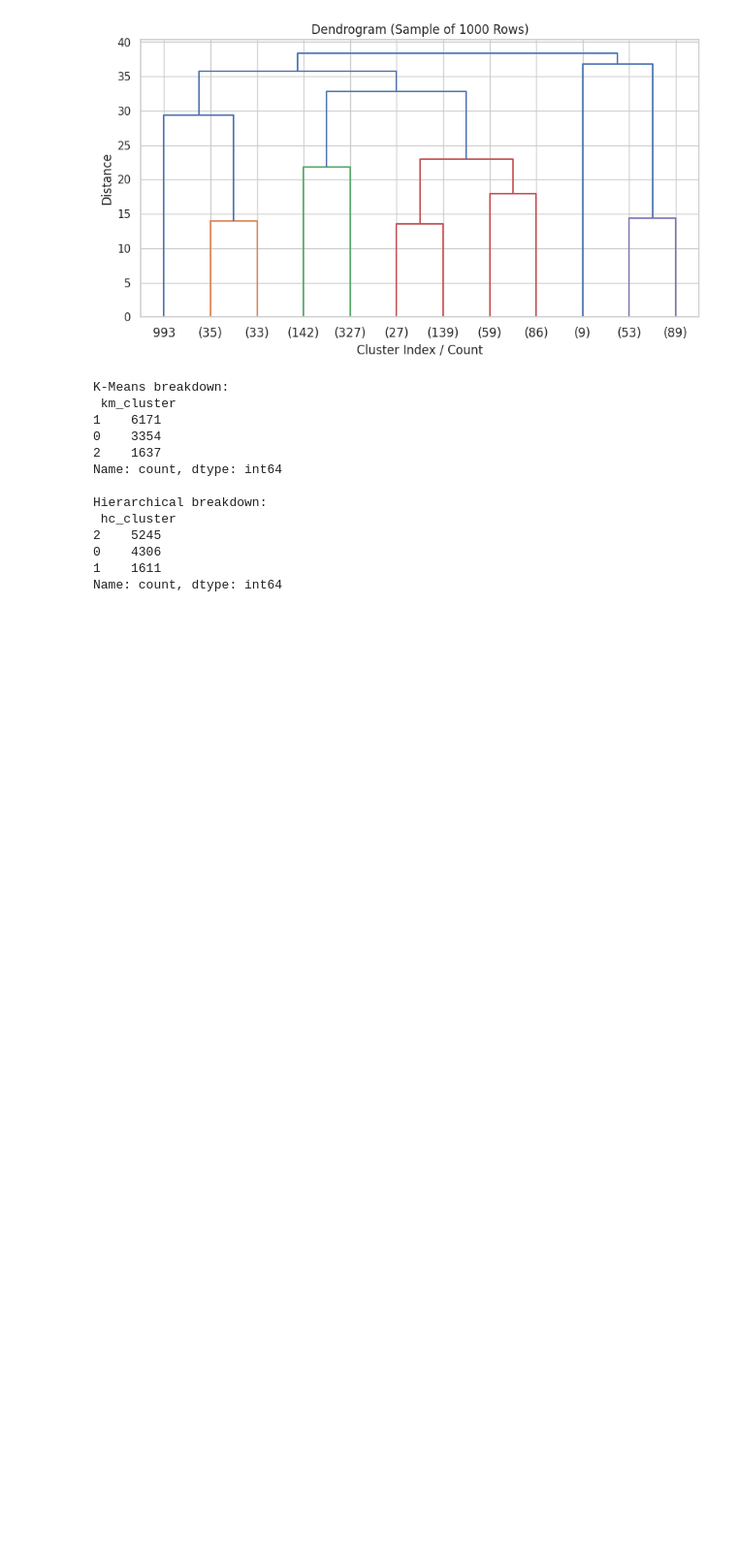
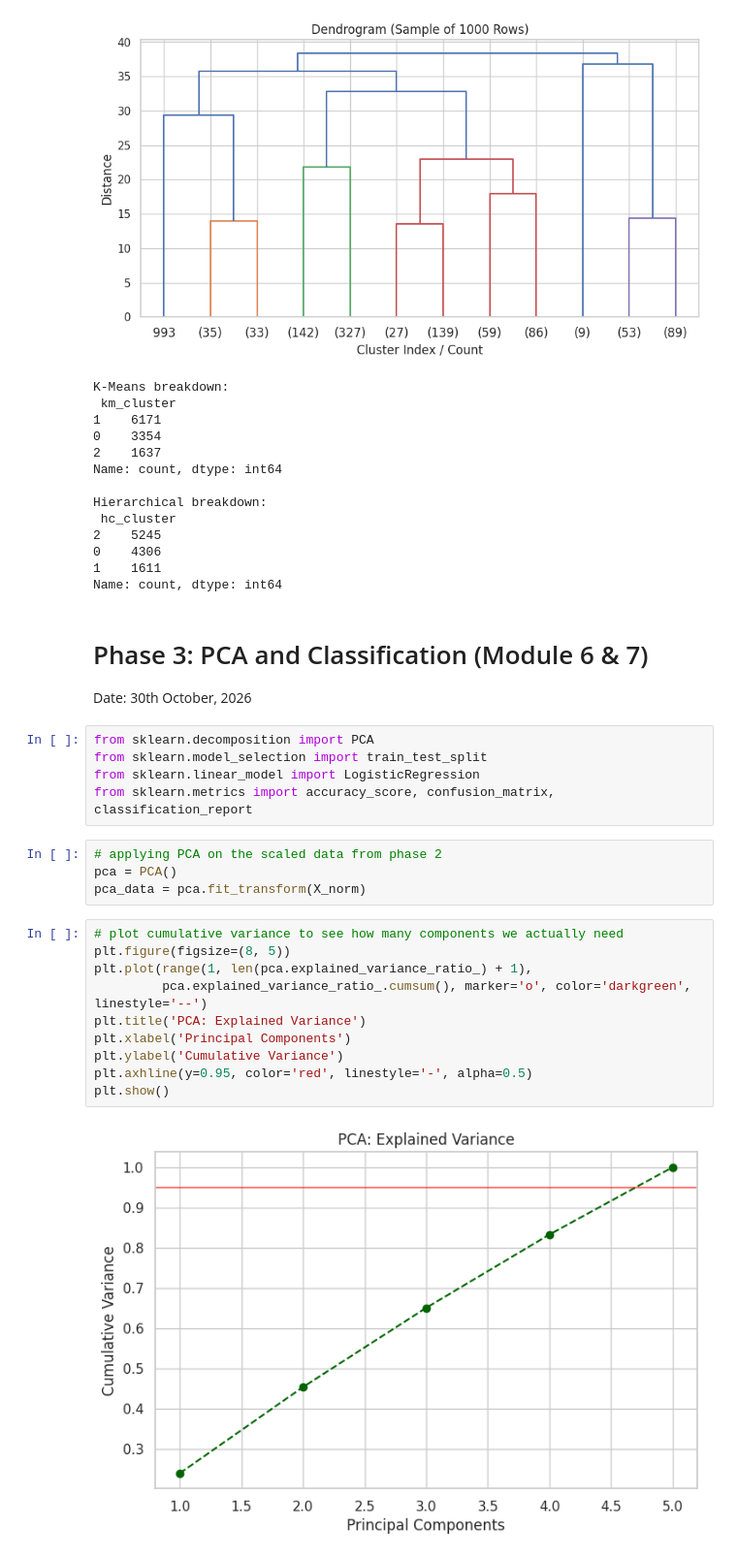
Before and after one commit to Yash-Poddar-12/YashPoddar-EDA-Project, a Jupyter notebook: YashPoddar_EDA_Project.ipynb, the cells around one changed output. Shown at 97% size. Drawn from its saved outputs; the diff is of its cells as text; blank space fills up the shorter version.

```diff
--- a/YashPoddar_EDA_Project.ipynb
+++ b/YashPoddar_EDA_Project.ipynb
@@ -373,3 +373,27 @@ Hierarchical breakdown:
 0    4306
 1    1611
 Name: count, dtype: int64
+# %% [markdown]
+# Phase 3: PCA and Classification (Module 6 & 7)
+Date: 30th October, 2026
+# %%
+from sklearn.decomposition import PCA
+from sklearn.model_selection import train_test_split
+from sklearn.linear_model import LogisticRegression
+from sklearn.metrics import accuracy_score, confusion_matrix, classification_report
+# %%
+# applying PCA on the scaled data from phase 2
+pca = PCA()
+pca_data = pca.fit_transform(X_norm)
+# %%
+# plot cumulative variance to see how many components we actually need
+plt.figure(figsize=(8, 5))
+plt.plot(range(1, len(pca.explained_variance_ratio_) + 1),
+         pca.explained_variance_ratio_.cumsum(), marker='o', color='darkgreen', linestyle='--')
+plt.title('PCA: Explained Variance')
+plt.xlabel('Principal Components')
+plt.ylabel('Cumulative Variance')
+plt.axhline(y=0.95, color='red', linestyle='-', alpha=0.5)
+plt.show()
+# %% [output]
+[figure, added]
```
Also changed, not shown: parts of 5 cells of this notebook.
